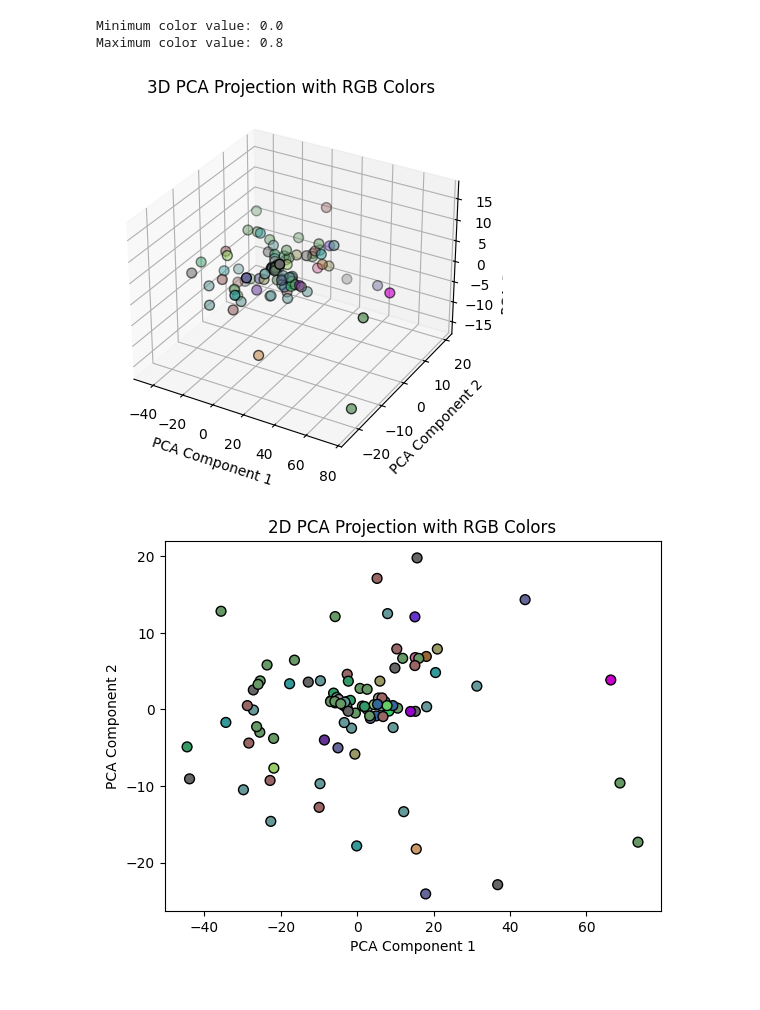
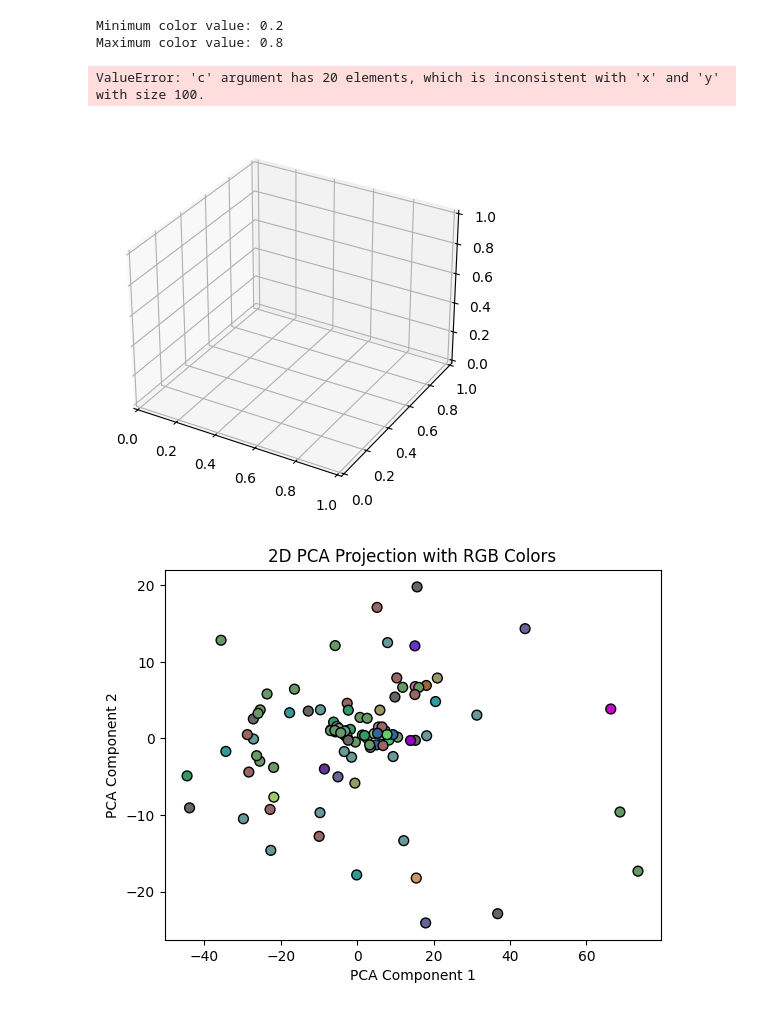
Before and after one commit to msoechting/RegionalExtremes, a Jupyter notebook: plot_regional_extremes.ipynb, the cells around one changed output. Saved outputs shown, nothing was run; the diff lists cells and outputs as text; code cells hidden in the pictures.

```diff
--- a/plot_regional_extremes.ipynb
+++ b/plot_regional_extremes.ipynb
@@ -64,44 +226,12 @@ PCA performed. sum explained variance: 0.9978977610292459
 # %%
-#pca_components = processor.apply_pca(n_samples=100)
-box_indices = processor.find_boxes(X_new, pca_bins) + 1
+X_new = processor.apply_pca(n_samples=20)
+box_indices = processor.find_boxes(X_new, pca_bins)
+plot_boxes_msc(box_indices, n_bins=4)
+# %% [output]
+Minimum color value: 0.2
+Maximum color value: 0.8
+ValueError: 'c' argument has 20 elements, which is inconsistent with 'x' and 'y' with size 100.
+[figure, added]
-# %%
-import numpy as np
-import matplotlib.pyplot as plt
-from mpl_toolkits.mplot3d import Axes3D
-n_bins=4
-#find_boxes(pca_components, pca_bins)
-# Convert box indices to RGB colors
-# Normalize indices to the range [0, 1] for RGB
-norm_box_indices = box_indices / (n_bins + 1)
-colors = norm_box_indices
-
-
-# Check that the colors are within the 0-1 range
-print("Minimum color value:", colors.min())
-print("Maximum color value:", colors.max())
-
-# Ensure all values are within the [0, 1] range
-assert colors.min() >= 0 and colors.max() <= 1, "RGBA values should be within the 0-1 range"
-
-
-# Plotting
-fig = plt.figure()
-ax = fig.add_subplot(111, projection='3d')
-
-# Scatter plot
-sc = ax.scatter(pca_components[:, 0], pca_components[:, 1], pca_components[:, 2], c=colors, s=50, edgecolor='k')
-
-# Adding labels and title
-ax.set_xlabel('PCA Component 1')
-ax.set_ylabel('PCA Component 2')
-ax.set_zlabel('PCA Component 3')
-ax.set_title('3D PCA Projection with RGB Colors')
-
-plt.show()
-# %% [output]
-Minimum color value: 0.0
-Maximum color value: 0.8
-[figure, removed]
 # %%
 # Plotting
 fig = plt.figure()
```
Also changed, not shown: parts of 14 cells of this notebook, 3 other files.
